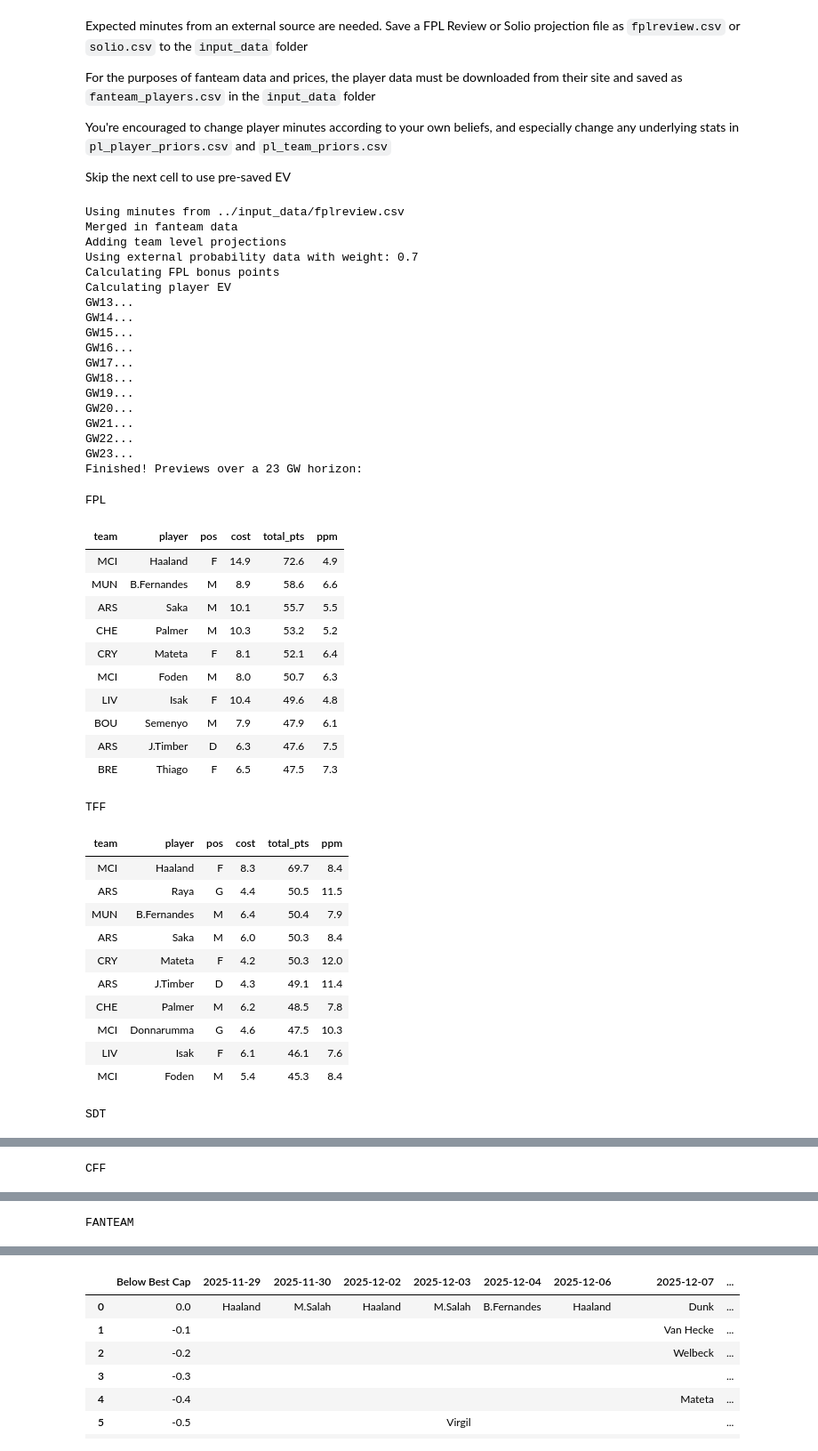
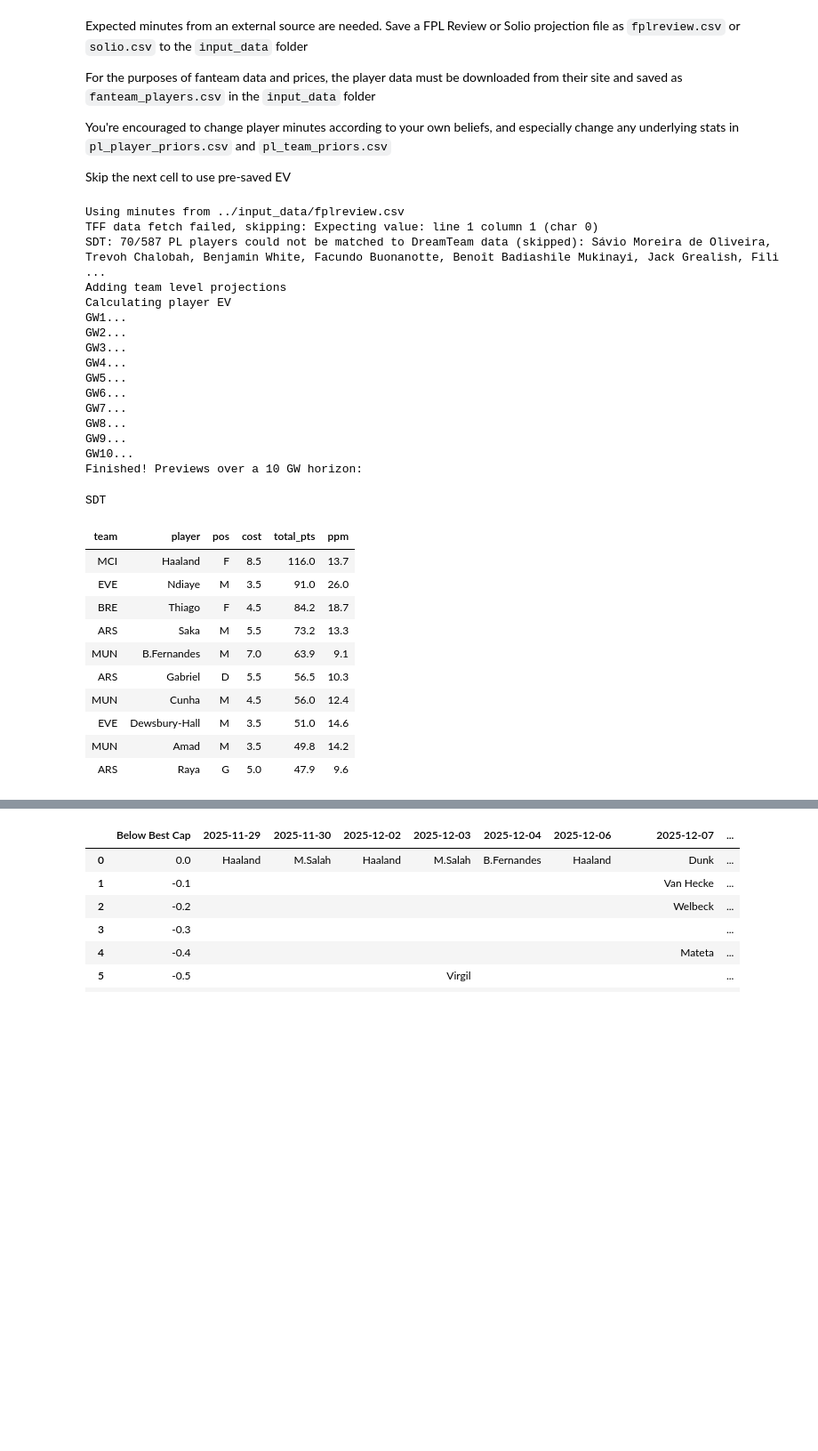
Before and after one commit to karljayb/multi_ff_opt, a Jupyter notebook: run/run.ipynb, the cells around one changed output, grey strips where cells are left out. Shown at 89% size. Drawn from its saved outputs; the diff is of its cells as text; code cells hidden in the pictures; blank space fills up the shorter version.

```diff
--- a/run/run.ipynb
+++ b/run/run.ipynb
@@ -590,7 +764,7 @@ def pen_takers_from_fix(player_data, current_team_id = 8650, fpl_gw = 1, n_pens
     return pen_taker_dict
 
 def np_scorers_from_fix(player_data, current_team_id = 8650, fpl_gw = 1, team_npg = 1.5):
-    player_data_subset = player_data.loc[(player_data['current_team_id']==current_team_id) & (player_data['npxg']>0.01) & (player_data[f'{fpl_gw}_xMins']>0)]
+    player_data_subset = player_data.loc[(player_data['current_team_id']==current_team_id) & (player_data['npxg']>0.01) & (player_data[f'{fpl_gw}_xMins']>0) & (player_data['fin_skill'].notna())]
     npg_dict = {player_row['fpl_code']: player_row[f'{fpl_gw}_xMins']*player_row['npxg']*player_row['fin_skill']/95 for player_index, player_row in player_data_subset.iterrows()}
     npg_sum = sum(npg_dict.values())
     npg_dict = {key: round(value*team_npg/npg_sum, 3) for key, value in npg_dict.items()}
@@ -1457,50 +1631,35 @@ You're encouraged to change player minutes according to your own beliefs, and es
 
 Skip the next cell to use pre-saved EV
 # %%
-ev_results = generate_ev(last_date=23, xmin_cutoff=10, aux_weight=0.7,
-                         formats=['fpl', 'tff', 'sdt', 'cff', 'fanteam'],
+ev_results = generate_ev(last_date=10, xmin_cutoff=10, aux_weight=0.7,
+                         formats=['sdt'],
                          write_to_csv=True, write_to_excel=True, write_fanteam_for_colab=True, write_to_archive=False)
 # %% [output]
 Using minutes from ../input_data/fplreview.csv
-Merged in fanteam data
+TFF data fetch failed, skipping: Expecting value: line 1 column 1 (char 0)
+SDT: 70/587 PL players could not be matched to DreamTeam data (skipped): Sávio Moreira de Oliveira, Trevoh Chalobah, Benjamin White, Facundo Buonanotte, Benoît Badiashile Mukinayi, Jack Grealish, Fili ...
 Adding team level projections
-Using external probability data with weight: 0.7
-Calculating FPL bonus points
 Calculating player EV
-GW13...
-GW14...
-GW15...
-GW16...
-GW17...
-GW18...
-GW19...
-GW20...
-GW21...
-GW22...
-GW23...
-Finished! Previews over a 23 GW horizon:
+GW1...
+GW2...
+GW3...
+GW4...
+GW5...
+GW6...
+GW7...
+GW8...
+GW9...
+GW10...
+Finished! Previews over a 10 GW horizon:
-FPL
+SDT
 | team | player | pos | cost | total_pts | ppm |
-| MCI | Haaland | F | 14.9 | 72.6 | 4.9 |
-| MUN | B.Fernandes | M | 8.9 | 58.6 | 6.6 |
-| ARS | Saka | M | 10.1 | 55.7 | 5.5 |
-| CHE | Palmer | M | 10.3 | 53.2 | 5.2 |
-| CRY | Mateta | F | 8.1 | 52.1 | 6.4 |
-| MCI | Foden | M | 8.0 | 50.7 | 6.3 |
-| LIV | Isak | F | 10.4 | 49.6 | 4.8 |
-| BOU | Semenyo | M | 7.9 | 47.9 | 6.1 |
-| ARS | J.Timber | D | 6.3 | 47.6 | 7.5 |
-| BRE | Thiago | F | 6.5 | 47.5 | 7.3 |
+| MCI | Haaland | F | 8.5 | 116.0 | 13.7 |
+| EVE | Ndiaye | M | 3.5 | 91.0 | 26.0 |
+| BRE | Thiago | F | 4.5 | 84.2 | 18.7 |
+| ARS | Saka | M | 5.5 | 73.2 | 13.3 |
+| MUN | B.Fernandes | M | 7.0 | 63.9 | 9.1 |
+| ARS | Gabriel | D | 5.5 | 56.5 | 10.3 |
+| MUN | Cunha | M | 4.5 | 56.0 | 12.4 |
+| EVE | Dewsbury-Hall | M | 3.5 | 51.0 | 14.6 |
+| MUN | Amad | M | 3.5 | 49.8 | 14.2 |
+| ARS | Raya | G | 5.0 | 47.9 | 9.6 |
-TFF
-| team | player | pos | cost | total_pts | ppm |
-| MCI | Haaland | F | 8.3 | 69.7 | 8.4 |
-| ARS | Raya | G | 4.4 | 50.5 | 11.5 |
-| MUN | B.Fernandes | M | 6.4 | 50.4 | 7.9 |
-| ARS | Saka | M | 6.0 | 50.3 | 8.4 |
-| CRY | Mateta | F | 4.2 | 50.3 | 12.0 |
-| ARS | J.Timber | D | 4.3 | 49.1 | 11.4 |
-| CHE | Palmer | M | 6.2 | 48.5 | 7.8 |
-| MCI | Donnarumma | G | 4.6 | 47.5 | 10.3 |
-| LIV | Isak | F | 6.1 | 46.1 | 7.6 |
-| MCI | Foden | M | 5.4 | 45.3 | 8.4 |
-SDT
@@ -1518 +1665,0 @@ SDT
-CFF
@@ -1530 +1665,0 @@ CFF
-FANTEAM
```
Also changed, not shown: parts of 10 cells of this notebook, 12 other files.
